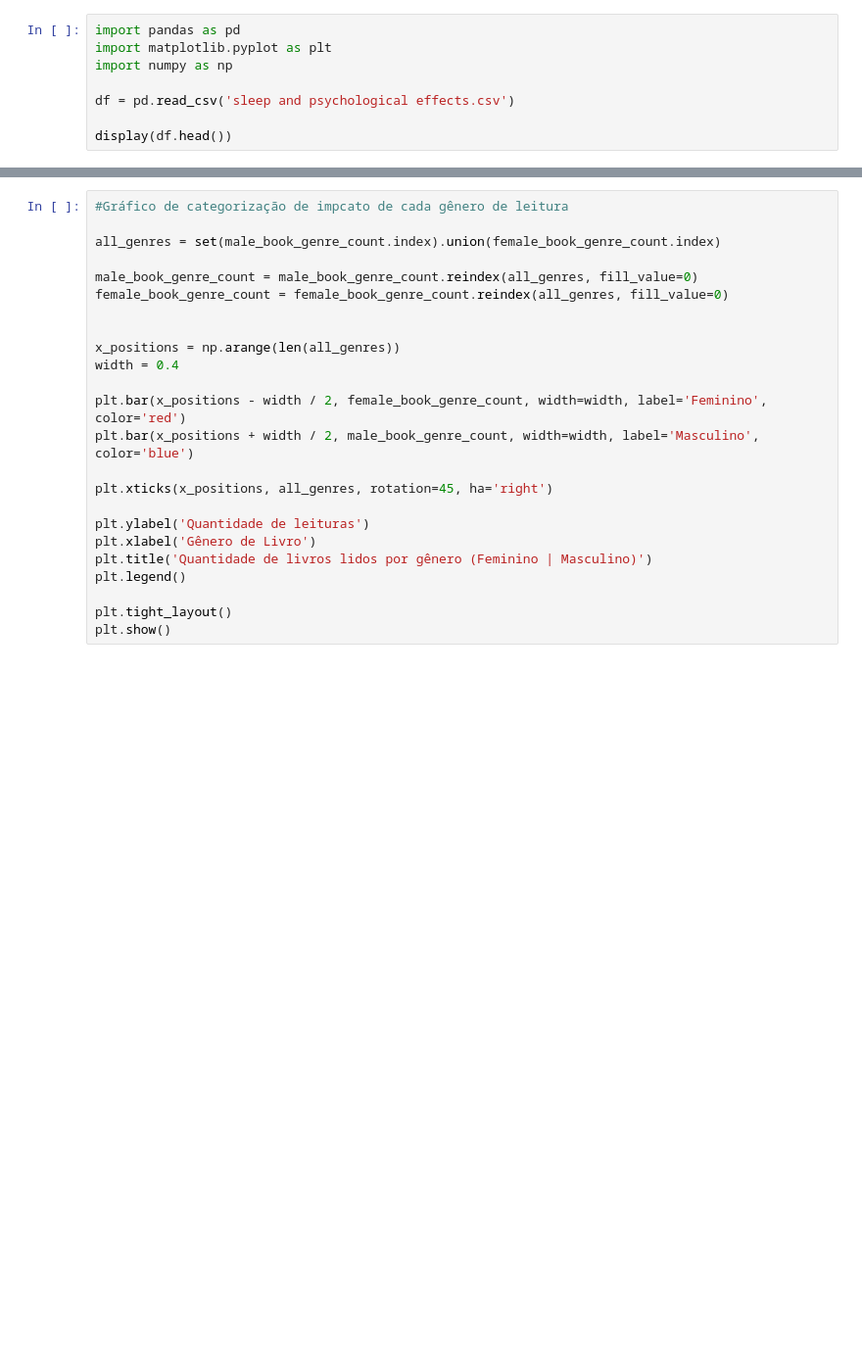
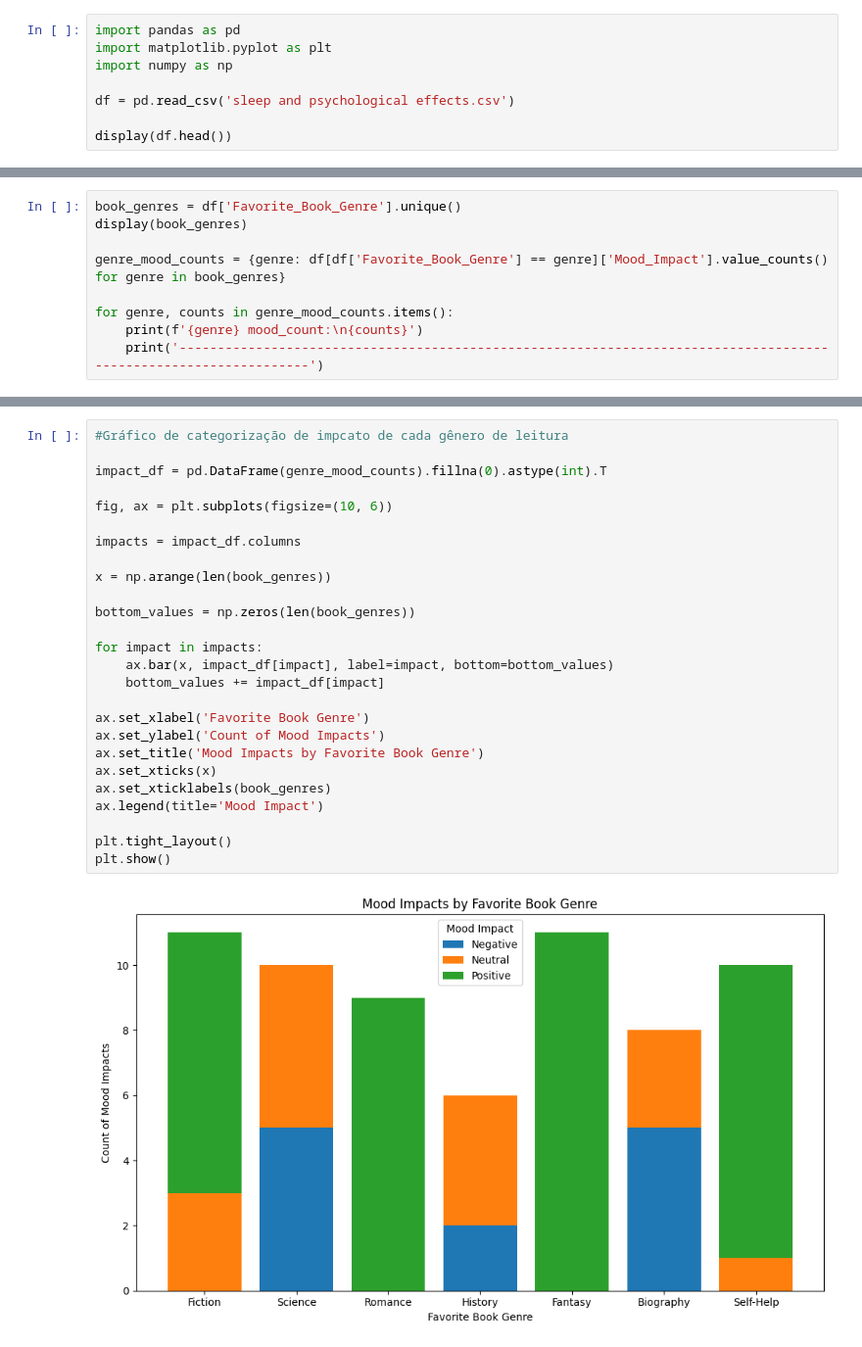
Before and after one commit to montMateus/reading_habits_notebook, a Jupyter notebook: notebook.ipynb, the cells around one changed output, grey strips where cells are left out. Shown: that part at 98% size. Saved outputs shown, nothing was run; the diff lists cells and outputs as text; blank space fills up the shorter version.

Commit message:
Implementação de análise de impacto emocional por tipo de leitura

```diff
--- a/notebook.ipynb
+++ b/notebook.ipynb
@@ -29,3 +9,12 @@ Name: count, dtype: int64
+# %%
+book_genres = df['Favorite_Book_Genre'].unique()
+display(book_genres)
+
+genre_mood_counts = {genre: df[df['Favorite_Book_Genre'] == genre]['Mood_Impact'].value_counts() for genre in book_genres}
+
+for genre, counts in genre_mood_counts.items():
+    print(f'{genre} mood_count:\n{counts}')
+    print('-----------------------------------------------------------------------------------------------------------------')
 # %%
 female_readers = df[df['Gender'] == 'f'].reset_index(drop=True)
 display(female_readers)
@@ -94,24 +85,28 @@ plt.show()
-# %%
-#Gráfico de categorização de impcato de cada gênero de leitura
-
-all_genres = set(male_book_genre_count.index).union(female_book_genre_count.index)
-
-male_book_genre_count = male_book_genre_count.reindex(all_genres, fill_value=0)
-female_book_genre_count = female_book_genre_count.reindex(all_genres, fill_value=0)
-
-
-x_positions = np.arange(len(all_genres))
-width = 0.4
-
-plt.bar(x_positions - width / 2, female_book_genre_count, width=width, label='Feminino', color='red')
-plt.bar(x_positions + width / 2, male_book_genre_count, width=width, label='Masculino', color='blue')
-
-plt.xticks(x_positions, all_genres, rotation=45, ha='right')
-
-plt.ylabel('Quantidade de leituras')
-plt.xlabel('Gênero de Livro')
-plt.title('Quantidade de livros lidos por gênero (Feminino | Masculino)')
-plt.legend()
-
-plt.tight_layout()
-plt.show()
+# %%
+#Gráfico de categorização de impcato de cada gênero de leitura
+
+impact_df = pd.DataFrame(genre_mood_counts).fillna(0).astype(int).T
+
+fig, ax = plt.subplots(figsize=(10, 6))
+
+impacts = impact_df.columns
+
+x = np.arange(len(book_genres))
+
+bottom_values = np.zeros(len(book_genres))
+
+for impact in impacts:
+    ax.bar(x, impact_df[impact], label=impact, bottom=bottom_values)
+    bottom_values += impact_df[impact]
+
+ax.set_xlabel('Favorite Book Genre')
+ax.set_ylabel('Count of Mood Impacts')
+ax.set_title('Mood Impacts by Favorite Book Genre')
+ax.set_xticks(x)
+ax.set_xticklabels(book_genres)
+ax.legend(title='Mood Impact')
+
+plt.tight_layout()
+plt.show()
+# %% [output]
+[figure, added]
```
Also changed, not shown: parts of 5 cells of this notebook.
